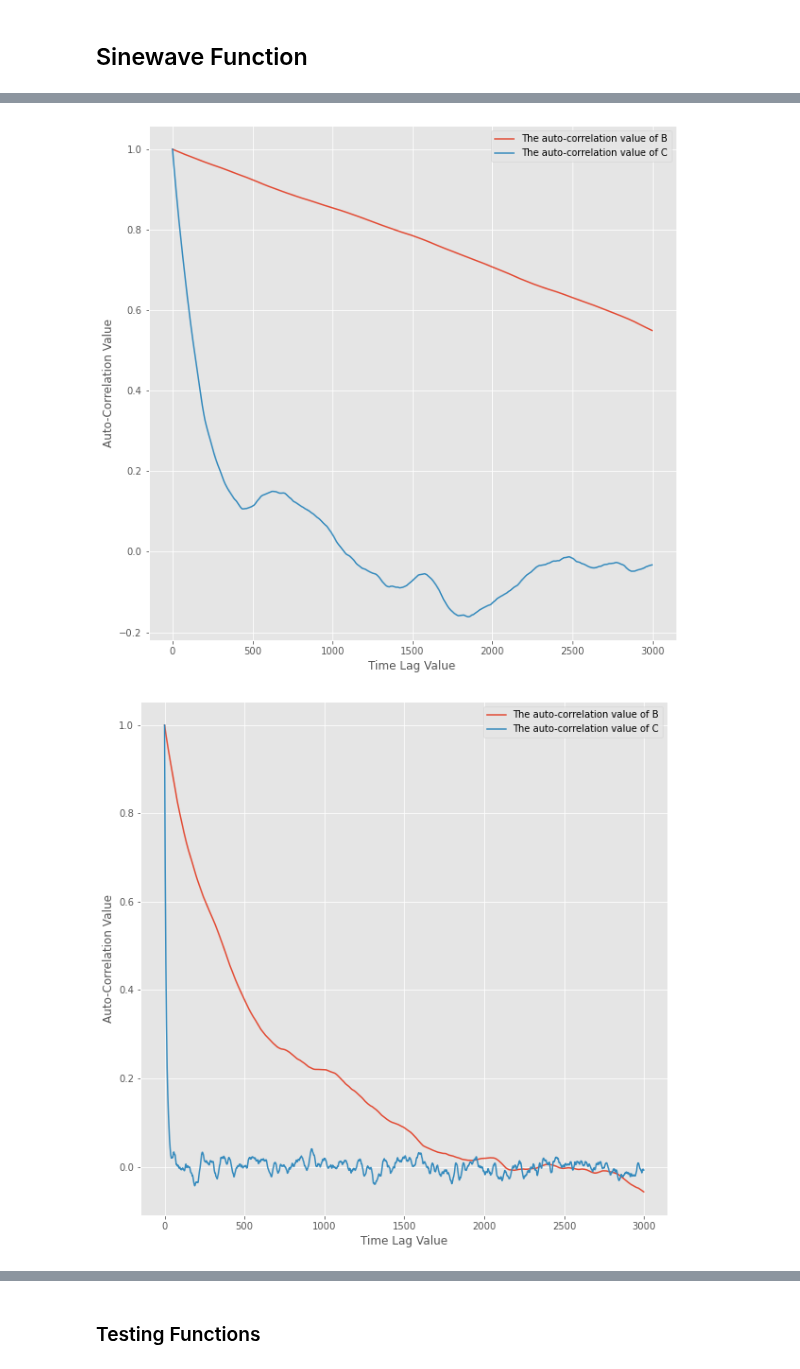
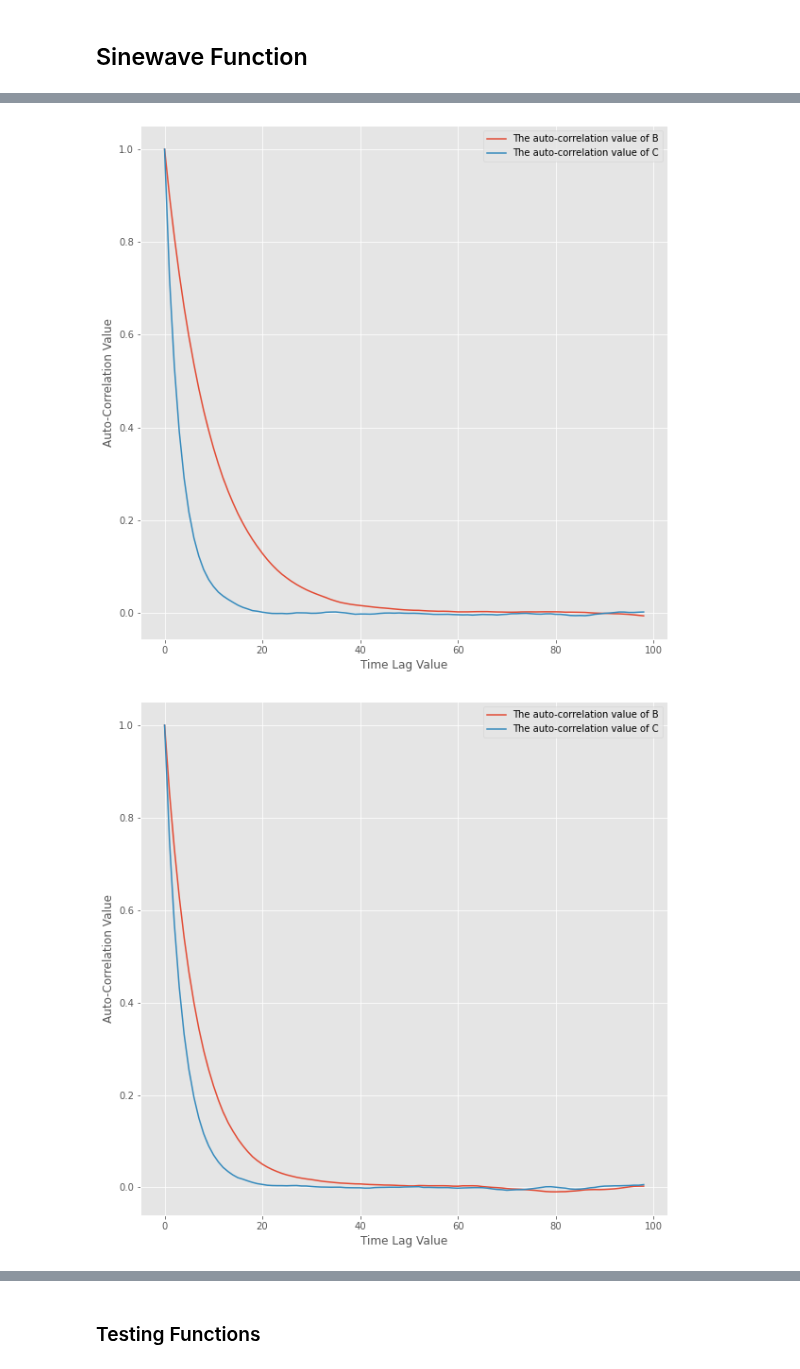
Before and after one commit to pjdunne/MResMCMC2023, a Jupyter notebook: Examples_Dian.ipynb, the cells around one changed output, grey strips where cells are left out. Saved outputs shown, nothing was run; the diff lists cells and outputs as text; code cells hidden in the pictures.

```diff
--- a/Examples_Dian.ipynb
+++ b/Examples_Dian.ipynb
@@ -92,9 +85,0 @@ for Res_G_SF, sd in zip(Res, SDs):
-# %%
-for Res_G_SF, sd in zip(Res, SDs):
-    _ = Vts.density_plots(
-        Res_G_SF["Thetas"],
-        bins=30,
-        burn_in=1000,
-        plot_axis=[0, 1],
-        axis_name=["B", "C"]
-    )
@@ -105,0 +86,16 @@ for Res_G_SF, sd in zip(Res, SDs):
+# %%
+k = 0
+# %%
+Res_G_SF = Res[k]
+sd = SDs[k]
+
+Vts.density_plot(
+    Res_G_SF["Thetas"],
+    bins=30,
+    burn_in=100,
+    credible_region=0,
+    x_name="B",
+    y_name="C",
+    label = f" with sd = {sd}",
+    alpha=1
+)
@@ -105,0 +201,15 @@ for Res_G_SF, sd in zip(Res, SDs):
+# %%
+sd = SDs[k]
+for i in [1, 2, 3, 4, 5, 6, 7, 8, 9, 10]:
+    steps = i*100000
+    information = f"steps={steps}\nProposal Distribution = Gaussian(sd = {sd})"
+    _ = density_plots(
+        Res[k]["Thetas"][:steps],
+        bins=15,
+        burn_in=1000,
+        plot_axis=[0, 1],
+        axis_name=["B", "C"],
+        cr_1D=0.5,
+        cr_2D=0.5,
+        information=information
+    )
@@ -114,6 +242,6 @@ for Res_G_SF, sd in zip(Res, SDs):
 # %%
 for Res_G_SF, sd in zip(Res, SDs):
-    Vts.auto_corr_plot(Res_G_SF["Thetas"], [0,1], ["B", "C"], 3000, [1000, 60000])
+    Vts.auto_corr_plot(Res_G_SF["Thetas"], [0,1], ["B", "C"], 100, [1000, steps])
 # %% [output]
-[figure, old version]
+[figure, new version]
-[figure, old version]
+[figure, new version]
```
Also changed, not shown: parts of 19 cells of this notebook, 2 other files.
